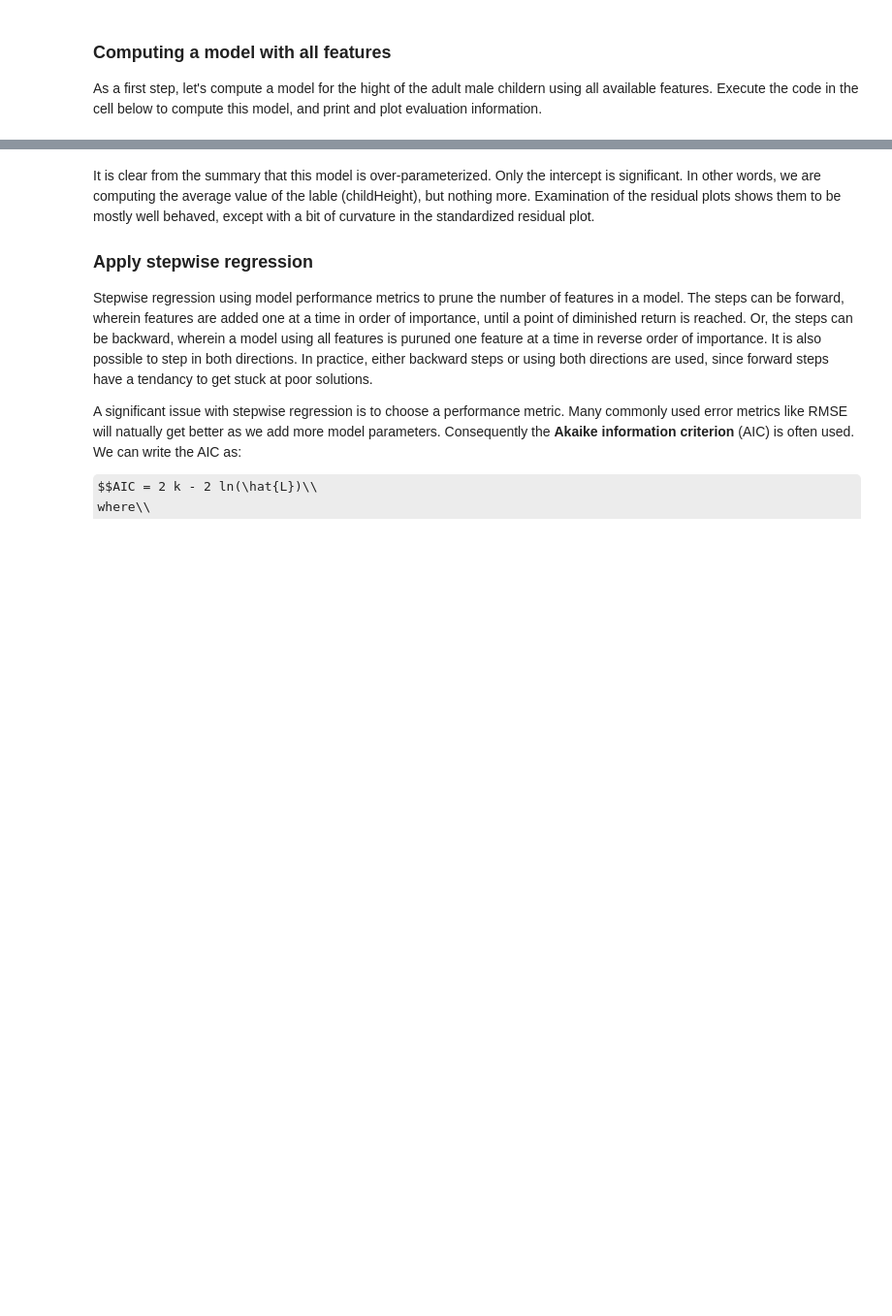
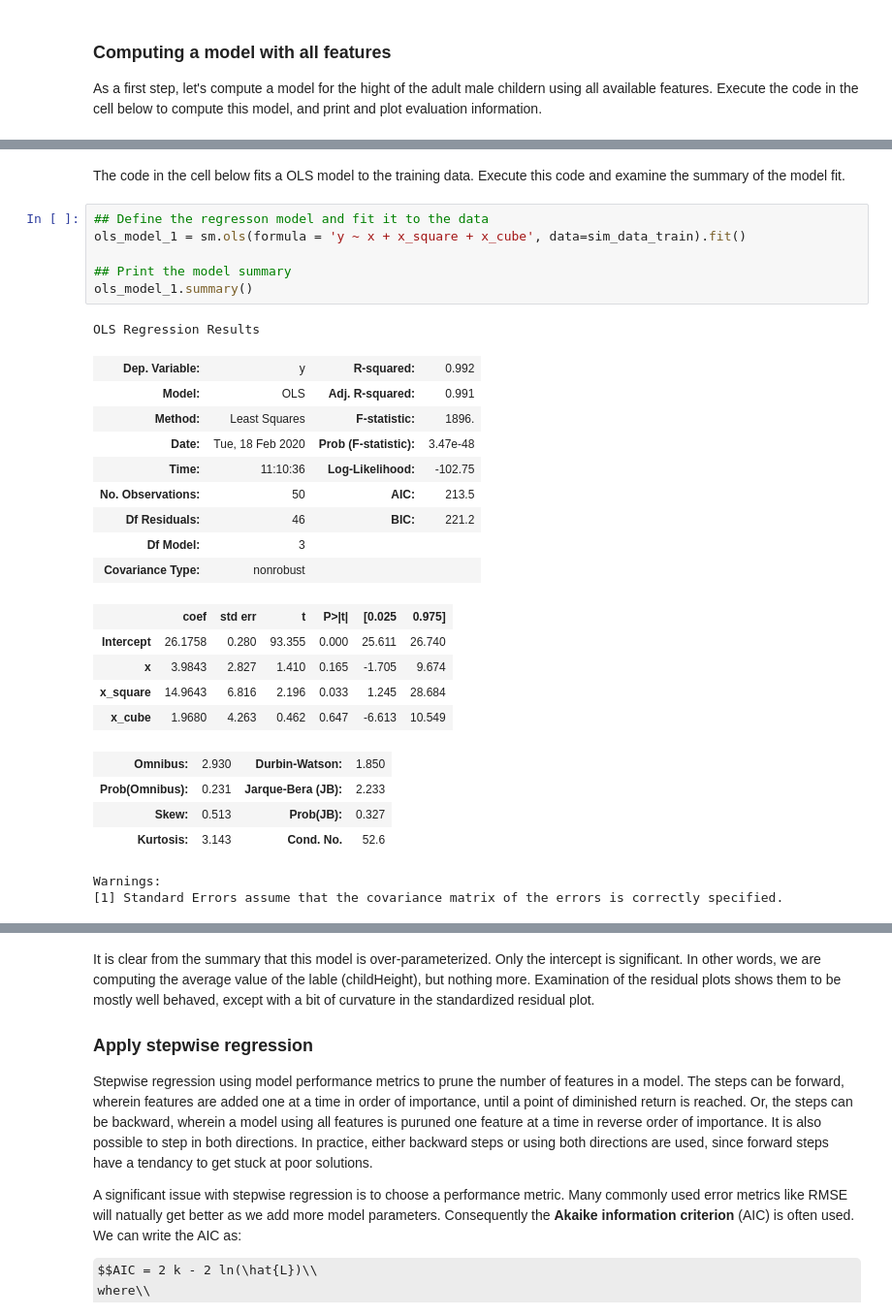
Before and after one commit to StephenElston/DataScience410, a Jupyter notebook: Lecture7/Regression2.ipynb, the cells around one changed output, grey strips where cells are left out. Shown at 97% size. Cells and saved outputs as stored; diff of their text form; some formulas as TeX source; blank space fills up the shorter version.

```diff
--- a/Lecture7/Regression2.ipynb
+++ b/Lecture7/Regression2.ipynb
@@ -169,0 +108,30 @@ Warnings:
+# %% [markdown]
+The code in the cell below fits a OLS model to the training data. Execute this code and examine the summary of the model fit.
+# %%
+## Define the regresson model and fit it to the data
+ols_model_1 = sm.ols(formula = 'y ~ x + x_square + x_cube', data=sim_data_train).fit()
+
+## Print the model summary
+ols_model_1.summary()
+# %% [output]
+OLS Regression Results
+| Dep. Variable: | y | R-squared: | 0.992 |
+| Model: | OLS | Adj. R-squared: | 0.991 |
+| Method: | Least Squares | F-statistic: | 1896. |
+| Date: | Tue, 18 Feb 2020 | Prob (F-statistic): | 3.47e-48 |
+| Time: | 11:10:36 | Log-Likelihood: | -102.75 |
+| No. Observations: | 50 | AIC: | 213.5 |
+| Df Residuals: | 46 | BIC: | 221.2 |
+| Df Model: | 3 |  |  |
+| Covariance Type: | nonrobust |  |  |
+|  | coef | std err | t | P>|t| | [0.025 | 0.975] |
+| Intercept | 26.1758 | 0.280 | 93.355 | 0.000 | 25.611 | 26.740 |
+| x | 3.9843 | 2.827 | 1.410 | 0.165 | -1.705 | 9.674 |
+| x_square | 14.9643 | 6.816 | 2.196 | 0.033 | 1.245 | 28.684 |
+| x_cube | 1.9680 | 4.263 | 0.462 | 0.647 | -6.613 | 10.549 |
+| Omnibus: | 2.930 | Durbin-Watson: | 1.850 |
+| Prob(Omnibus): | 0.231 | Jarque-Bera (JB): | 2.233 |
+| Skew: | 0.513 | Prob(JB): | 0.327 |
+| Kurtosis: | 3.143 | Cond. No. | 52.6 |
+Warnings:
+[1] Standard Errors assume that the covariance matrix of the errors is correctly specified.
```
Also changed, not shown: parts of 21 cells of this notebook.
